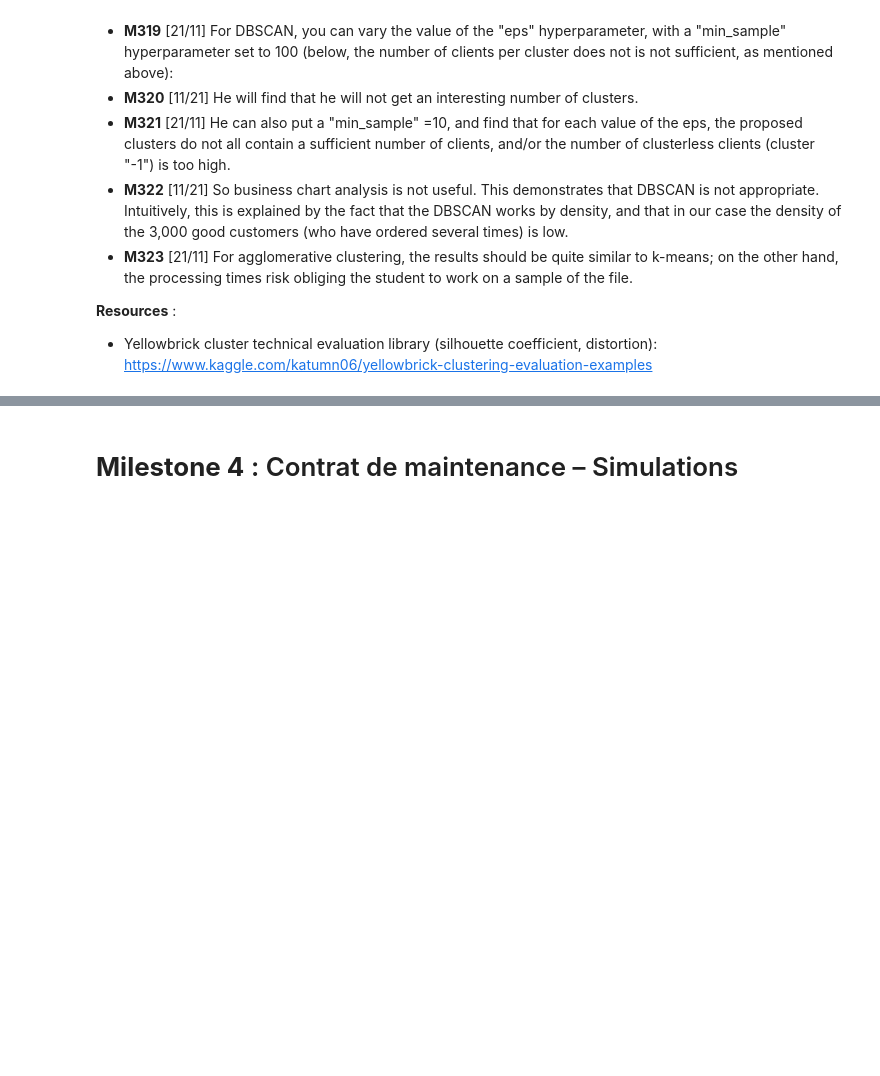
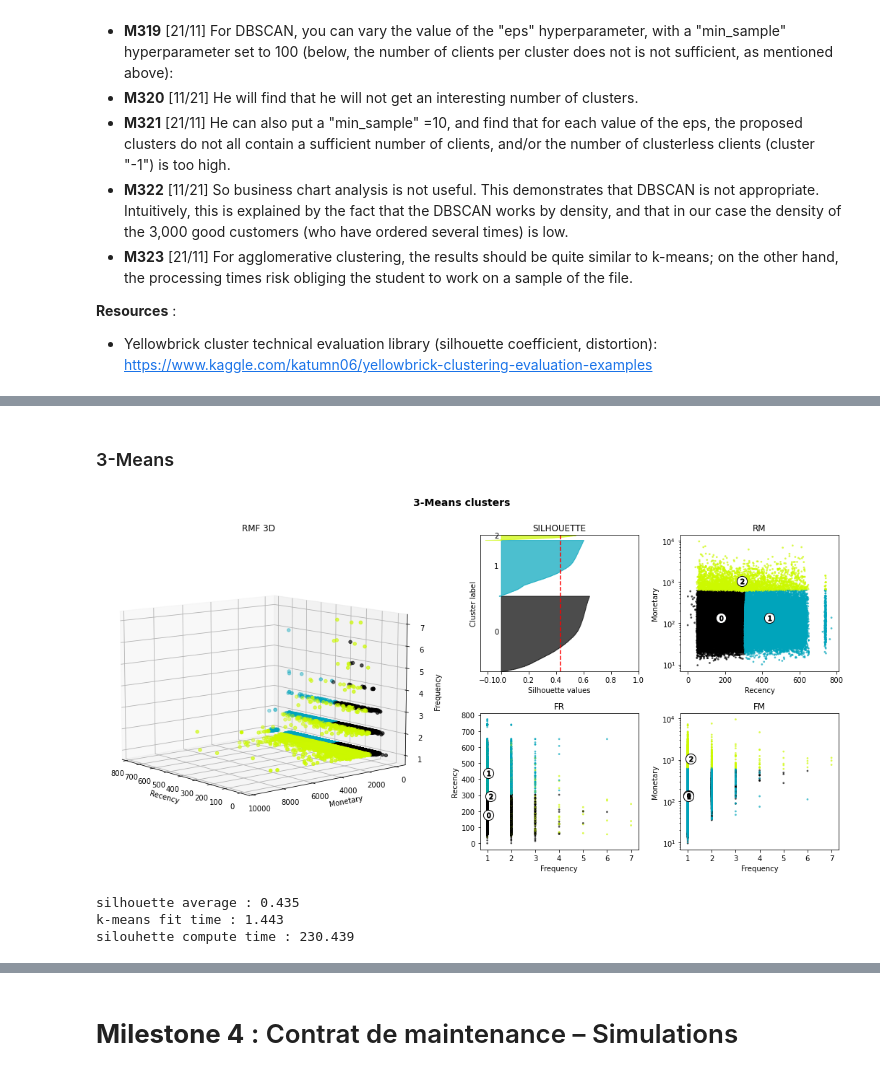
Before and after one commit to Franck-PepperLabs/pepper_olist_market_segmentation, a Jupyter notebook: jupyter/scratchpad.ipynb, the cells around one changed output, grey strips where cells are left out. Saved outputs shown, nothing was run; the diff lists cells and outputs as text; code cells hidden in the pictures; blank space fills up the shorter version.

```diff
--- a/jupyter/scratchpad.ipynb
+++ b/jupyter/scratchpad.ipynb
@@ -1369,0 +1564,10 @@ display(cofa)
+# %% [markdown]
+### 3-Means
+# %%
+from olist_commons import kmeans_analysis
+kmeans_analysis(crfm_1, 3)
+# %% [output]
+[figure, added]
+silhouette average : 0.435
+k-means fit time : 1.443
+silouhette compute time : 230.439
```
Also changed, not shown: parts of 32 cells of this notebook, 2 other files.
